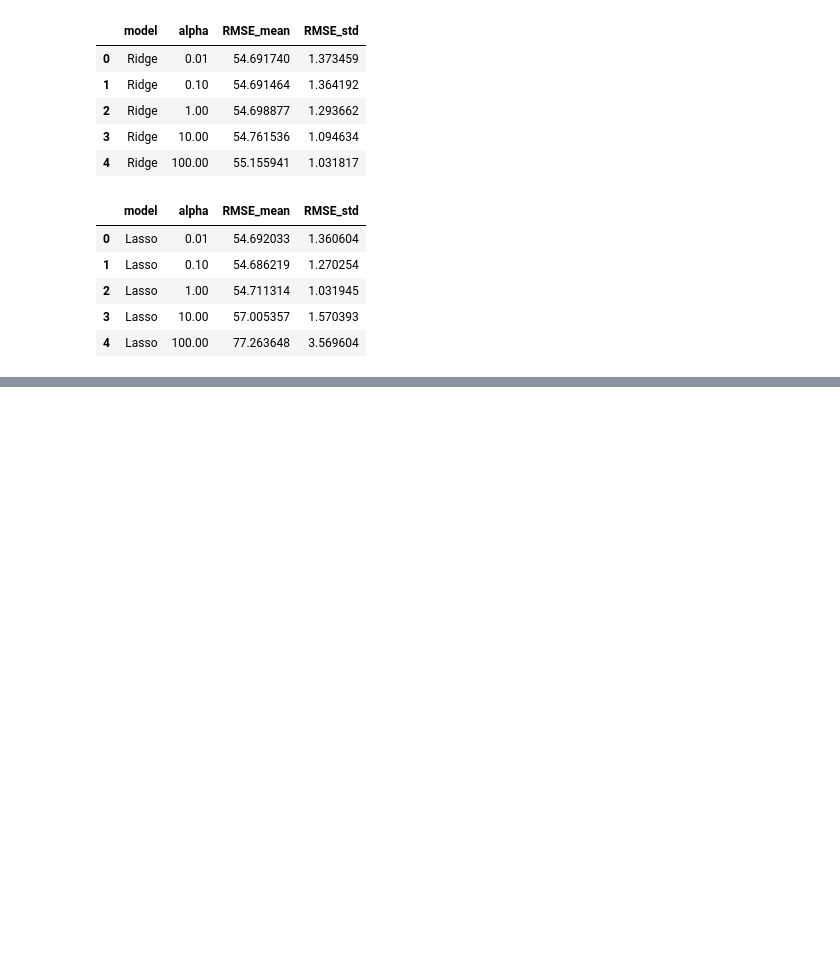
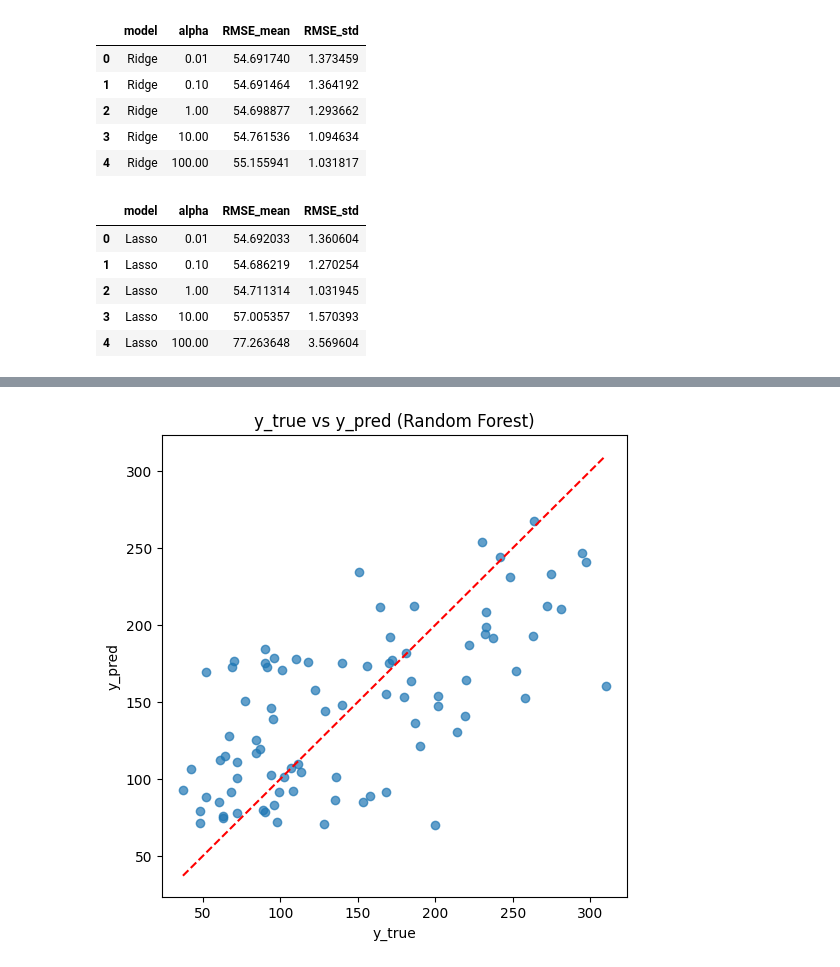
Before and after one commit to AnabelCarnererob/EjerciciosModuloIA, a Jupyter notebook: notebooks/01_regresion_diabetes.ipynb, the cells around one changed output, grey strips where cells are left out. Saved outputs shown, nothing was run; the diff lists cells and outputs as text; code cells hidden in the pictures; blank space fills up the shorter version.

```diff
--- a/notebooks/01_regresion_diabetes.ipynb
+++ b/notebooks/01_regresion_diabetes.ipynb
@@ -316,0 +410,12 @@ Usa `RandomizedSearchCV` para optimizar un `RandomForestRegressor` (profundidad,
+# %%
+plt.figure(figsize=(6,6))
+plt.scatter(y_true, y_pred, alpha=0.7)
+plt.plot([y_true.min(), y_true.max()],
+         [y_true.min(), y_true.max()],
+         color="red", linestyle="--")
+plt.xlabel("y_true")
+plt.ylabel("y_pred")
+plt.title("y_true vs y_pred (Random Forest)")
+plt.show()
+# %% [output]
+[figure, added]
```
Also changed, not shown: parts of 15 cells of this notebook, 14 other files.
